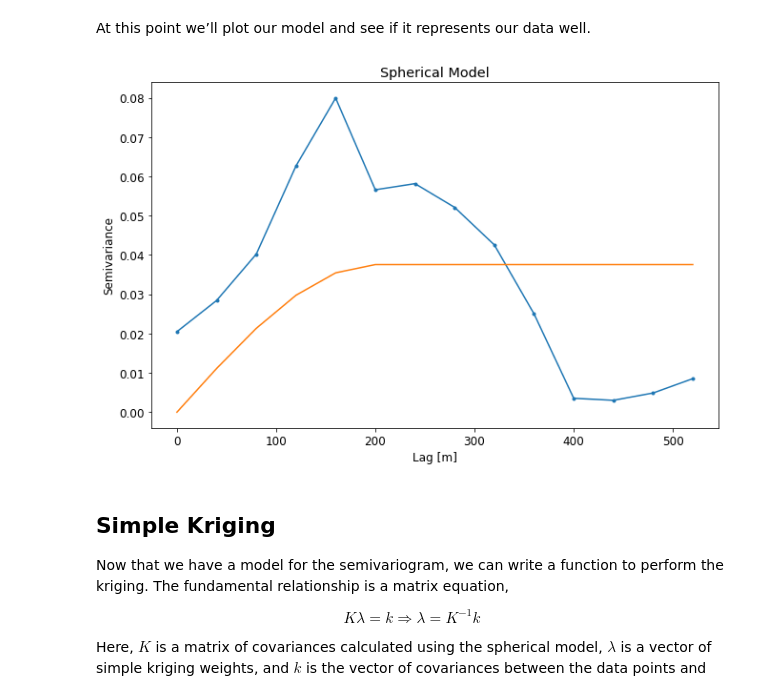
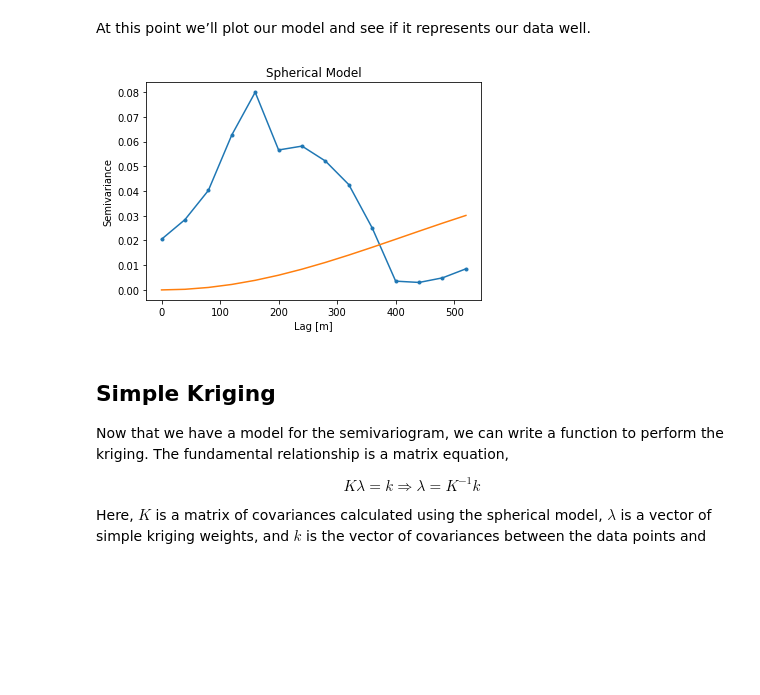
Before and after one commit to red5alex/kriglab, a Jupyter notebook: Simple_Kriging-1D-Temporal.ipynb, the cells around one changed output. Saved outputs shown, nothing was run; the diff lists cells and outputs as text; code cells hidden in the pictures; blank space fills up the shorter version.

Commit message:
added new variogram models (hole, hole_N) and nugget

```diff
--- a/Simple_Kriging-1D-Temporal.ipynb
+++ b/Simple_Kriging-1D-Temporal.ipynb
@@ -165,7 +165,7 @@ def exponential( h, a, C0 ):
         C0 = np.ones( h.size ) * C0
         return map( exponential, h, a, C0 )
 # %%
-def spherical( h, a, C0 ):
+def spherical( h, a, C0, Cn=0 ):
     '''
     Spherical model of the semivariogram
     '''
@@ -173,7 +173,7 @@ def spherical( h, a, C0 ):
     if type(h) == np.float64:
         # calculate the spherical function
         if h <= a:
-            return C0*( 1.5*h/a - 0.5*(h/a)**3.0 )
+            return Cn+(C0-Cn)*( 1.5*h/a - 0.5*(h/a)**3.0 )
         else:
             return C0
     # if h is an iterable
@@ -181,4 +181,5 @@ def spherical( h, a, C0 ):
         # calcualte the spherical function for all elements
         a = np.ones( h.size ) * a
         C0 = np.ones( h.size ) * C0
-        return map( spherical, h, a, C0 )
+        Cn = np.ones( h.size ) * Cn
+        return map( spherical, h, a, C0, Cn )
@@ -185,7 +200,23 @@ def spherical( h, a, C0 ):
+# %%
+def hole_N (h, a, C0, Cn=0):
+    #from Triki et al. p.1600 (Dowdall et al. 2003)
+    if type(h) == np.float64:
+        # calculate the hole function
+        if h == 0:
+            return 0
+        else:
+            return Cn+(C0-Cn)*( 1-(sin(h/a ))/(h/a) )
+    # if h is an iterable
+    else:
+        # calcualte the hole function for all elements
+        a = np.ones( h.size ) * a
+        C0 = np.ones( h.size ) * C0
+        Cn = np.ones(h.size) * Cn
+        return map( hole_N, h, a, C0, Cn )
 # %% [markdown]
 Next, cvmodel() fits a model to the semivariogram data and returns a covariance method named covfct().
 # %%
-def cvmodel( P, model, hs, bw ):
+def cvmodel( P, model, hs, bw, Cn = None ):
     '''
     Input:  (P)      ndarray, data
             (model)  modeling function
@@ -196,6 +227,8 @@ def cvmodel( P, model, hs, bw ):
             (bw)     bandwidth
     Output: (covfct) function modeling the covariance
     '''
+    if Cn is None:
+        Cn = N(P, hs, bw)
     # calculate the semivariogram
     sv = SV( P, hs, bw )
     # calculate the sill
@@ -203,23 +236,23 @@ def cvmodel( P, model, hs, bw ):
     # calculate the optimal parameters
     param = opt( model, sv[0], sv[1], C0 )
     # return a covariance function
-    covfct = lambda h, a=param: C0 - model( h, a, C0 )
+    covfct = lambda h, a=param: C0 - model( h, a, C0, Cn=Cn )
     return covfct
 # %% [markdown]
 At this point we’ll plot our model and see if it represents our data well.
 # %%
-varmodel = spherical
+varmodel = hole_N
 
-sp = cvmodel( P, model=varmodel, hs=np.arange(0,600,200), bw=bw )
+sp = cvmodel( P, model=varmodel, hs=np.arange(0,600,200), bw=bw, Cn=0.0 )
 C0 = C( P, hs[0], bw )
 plot( sv[0], sv[1], '.-' )
 plot( sv[0], C0 - sp( sv[0] ) ) ;
 title('Spherical Model')
 ylabel('Semivariance')
 xlabel('Lag [m]')
 savefig('semivariogram_model.png',fmt='png',dpi=200)
 # %% [output]
-[figure, old version]
+[figure, new version]
 # %% [markdown]
 ## Simple Kriging
 
```
Also changed, not shown: parts of 6 cells of this notebook, 1 other file.
